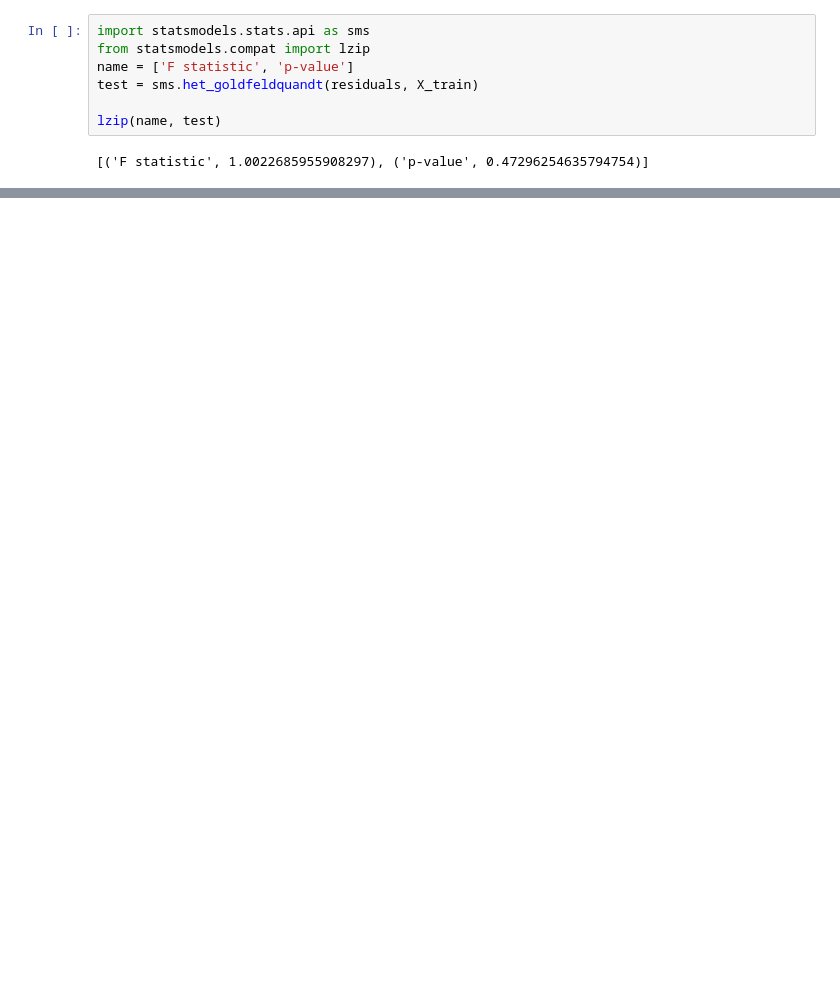
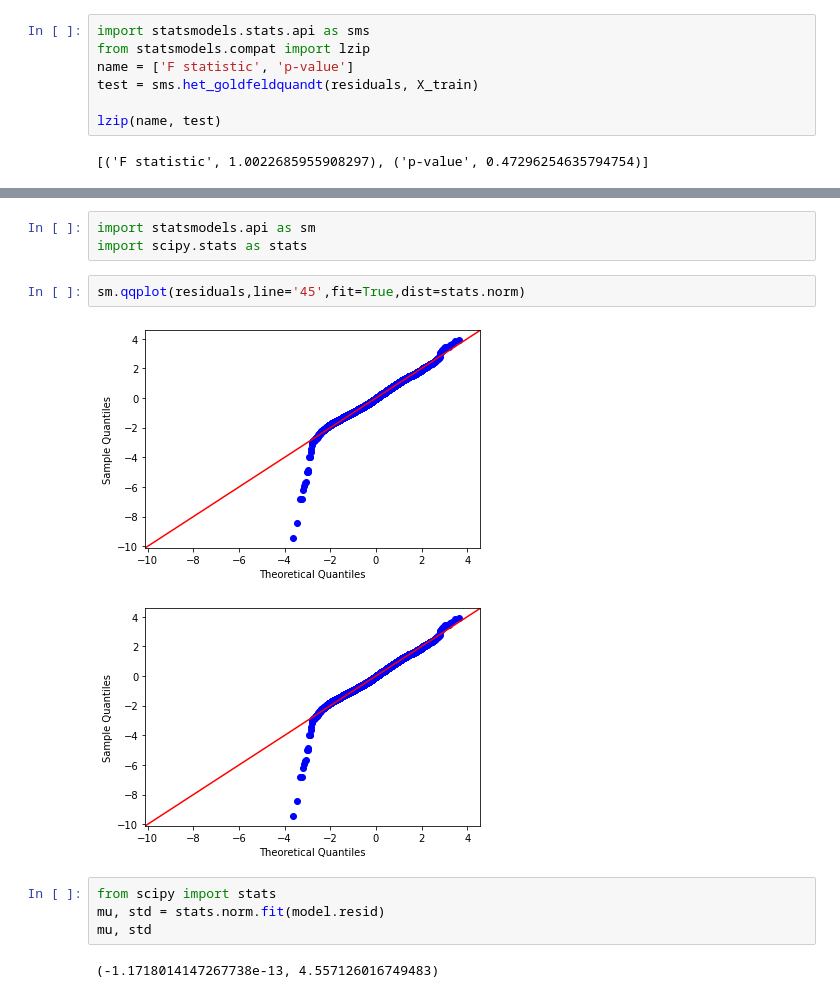
Before and after one commit to MandeepKharb/Youtube, a Jupyter notebook: ML/AssumptionsForLinearRegression.ipynb, the cells around one changed output, grey strips where cells are left out. Saved outputs shown, nothing was run; the diff lists cells and outputs as text; blank space fills up the shorter version.

```diff
--- a/ML/AssumptionsForLinearRegression.ipynb
+++ b/ML/AssumptionsForLinearRegression.ipynb
@@ -122,0 +127,14 @@ lzip(name, test)
+# %%
+import statsmodels.api as sm
+import scipy.stats as stats
+# %%
+sm.qqplot(residuals,line='45',fit=True,dist=stats.norm)
+# %% [output]
+[figure, added]
+[figure, added]
+# %%
+from scipy import stats
+mu, std = stats.norm.fit(model.resid)
+mu, std
+# %% [output]
+(-1.1718014147267738e-13, 4.557126016749483)
```
Also changed, not shown: parts of 24 cells of this notebook.
